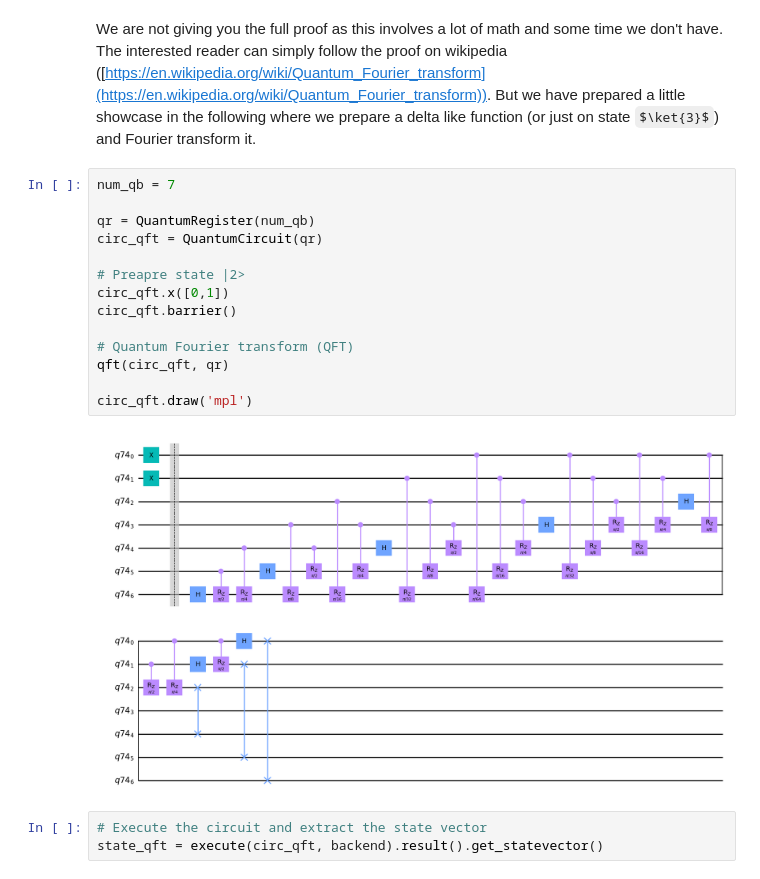
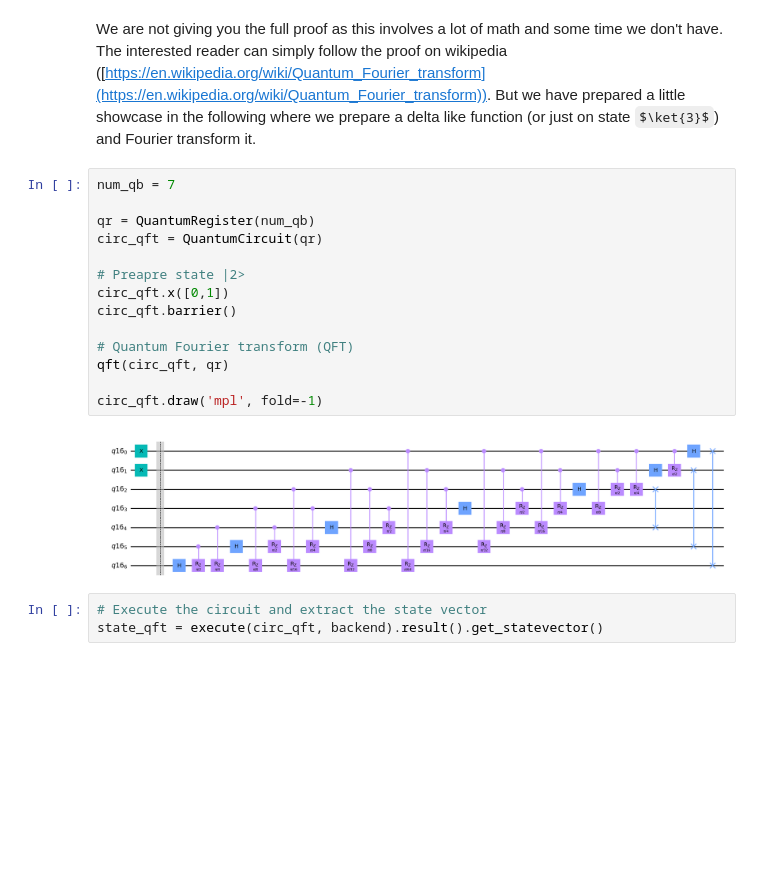
Before and after one commit to FZJ-PGI-12/as-qc-em-tutorial, a Jupyter notebook: T2_Quantum_phase_estimation.ipynb, the cells around one changed output. Cells and saved outputs as stored; diff of their text form; some formulas as TeX source; blank space fills up the shorter version.

Commit message:
added a fold=-1 to the QFT circuit

```diff
--- a/T2_Quantum_phase_estimation.ipynb
+++ b/T2_Quantum_phase_estimation.ipynb
@@ -391,19 +391,19 @@ But we have prepared a little showcase in the following where we prepare a delta
 # %%
 num_qb = 7
 
 qr = QuantumRegister(num_qb)
 circ_qft = QuantumCircuit(qr)
 
 # Preapre state |2>
 circ_qft.x([0,1])
 circ_qft.barrier()
 
 # Quantum Fourier transform (QFT)
 qft(circ_qft, qr)
 
-circ_qft.draw('mpl')
+circ_qft.draw('mpl', fold=-1)
 # %% [output]
-[figure, old version]
+[figure, new version]
 # %%
 # Execute the circuit and extract the state vector
 state_qft = execute(circ_qft, backend).result().get_statevector()
```
Also changed, not shown: parts of 1 cell of this notebook.
